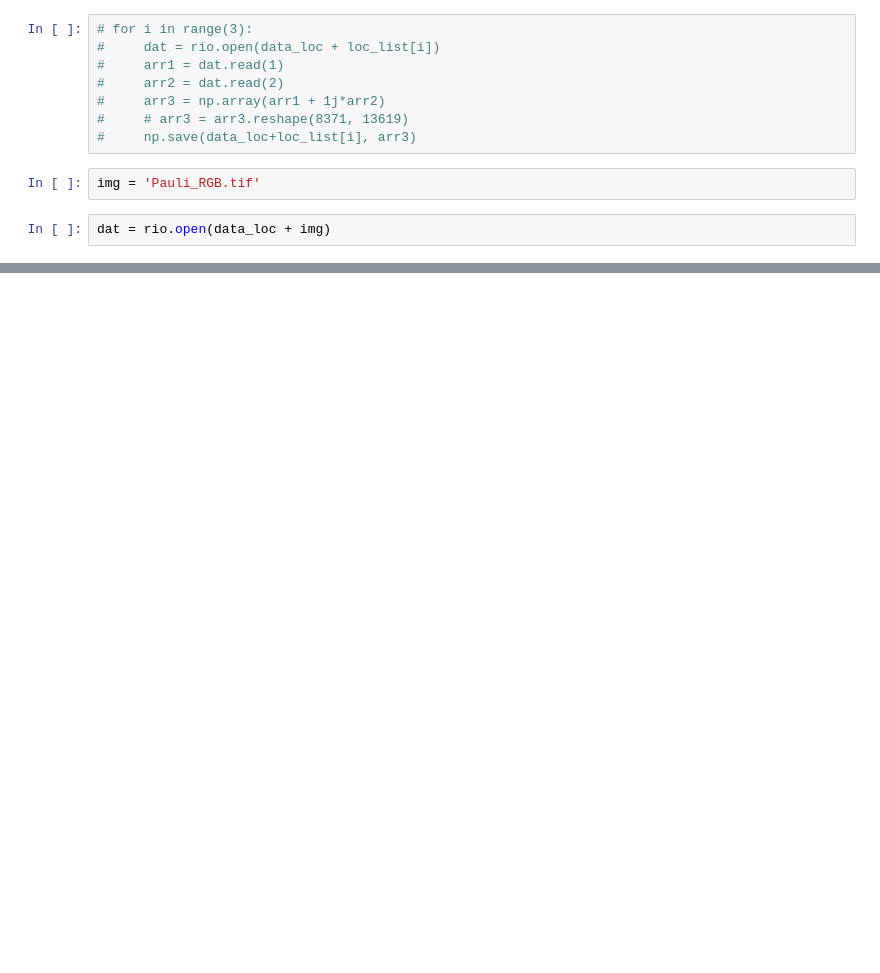
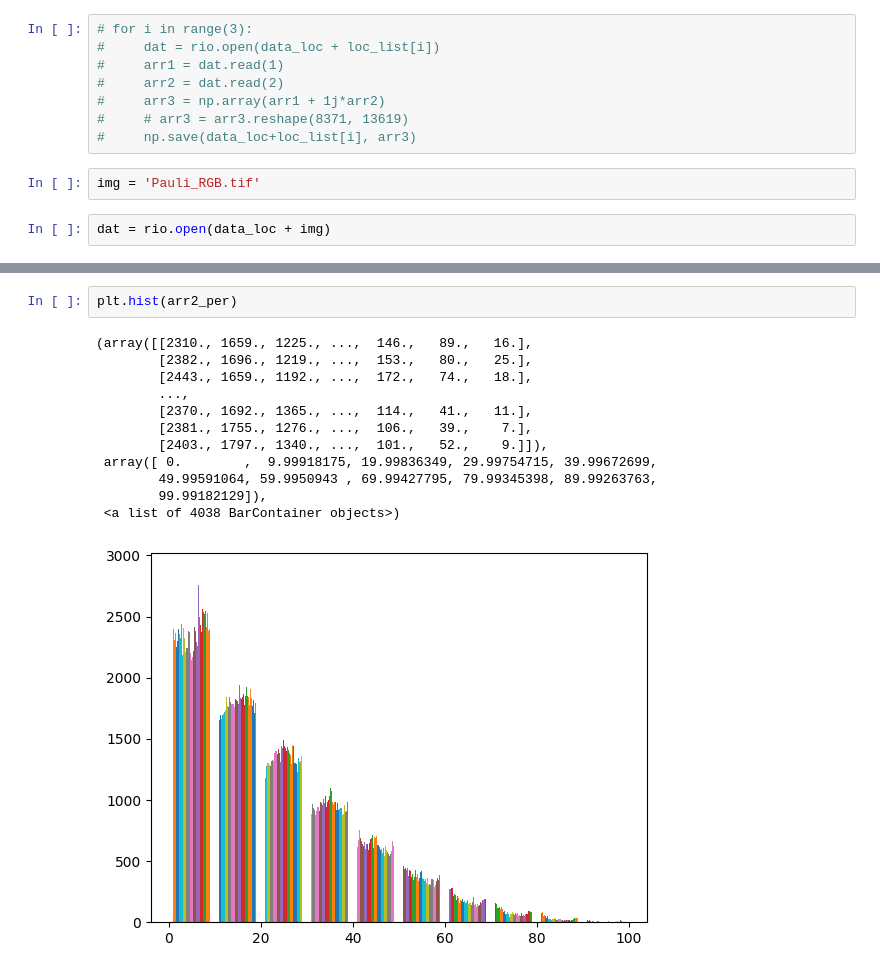
Before and after one commit to CaffineAddic/Complex-Value-Neural-Network-for-SAR-images-, a Jupyter notebook: Reading_tif_as_cmplx.ipynb, the cells around one changed output, grey strips where cells are left out. Cells and saved outputs as stored; diff of their text form; blank space fills up the shorter version.

```diff
--- a/Reading_tif_as_cmplx.ipynb
+++ b/Reading_tif_as_cmplx.ipynb
@@ -45,0 +60,15 @@ array([[1.4401385e+06, 1.3961425e+06, 2.8346000e+04, ..., 6.8868020e+06,
+# %%
+plt.hist(arr2_per)
+# %% [output]
+(array([[2310., 1659., 1225., ...,  146.,   89.,   16.],
+        [2382., 1696., 1219., ...,  153.,   80.,   25.],
+        [2443., 1659., 1192., ...,  172.,   74.,   18.],
+        ...,
+        [2370., 1692., 1365., ...,  114.,   41.,   11.],
+        [2381., 1755., 1276., ...,  106.,   39.,    7.],
+        [2403., 1797., 1340., ...,  101.,   52.,    9.]]),
+ array([ 0.        ,  9.99918175, 19.99836349, 29.99754715, 39.99672699,
+        49.99591064, 59.9950943 , 69.99427795, 79.99345398, 89.99263763,
+        99.99182129]),
+ <a list of 4038 BarContainer objects>)
+[figure, added]
```
Also changed, not shown: parts of 17 cells of this notebook.
